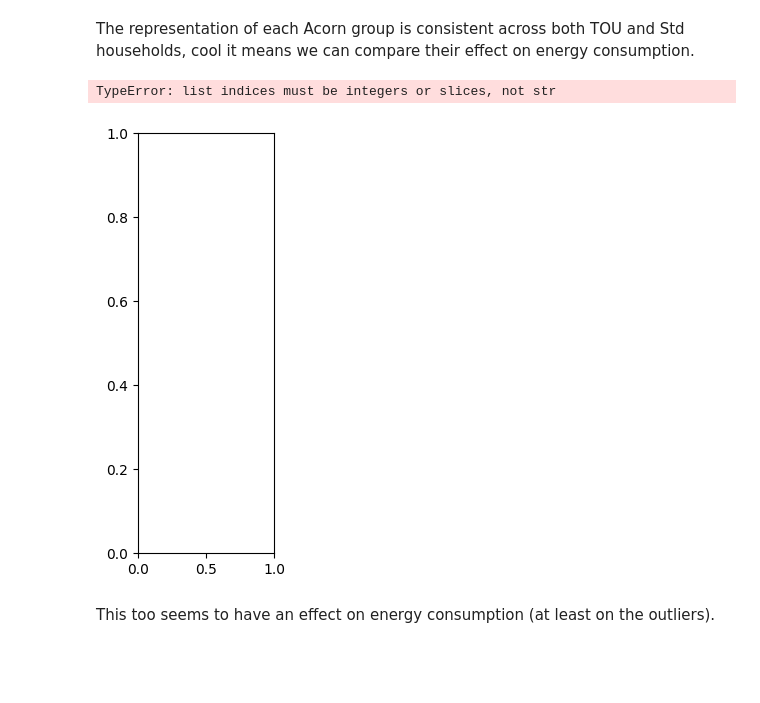
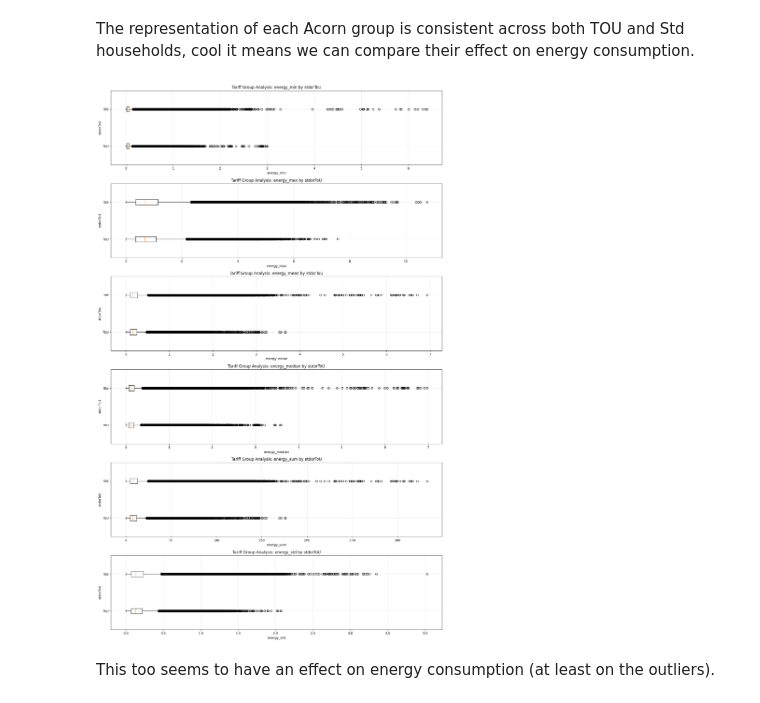
Before and after one commit to MaximeBoulat/TeamProject-530, a Jupyter notebook: Notebooks/EDA.ipynb, the cells around one changed output. Drawn from its saved outputs; the diff is of its cells as text; code cells hidden in the pictures; blank space fills up the shorter version.

```diff
--- a/Notebooks/EDA.ipynb
+++ b/Notebooks/EDA.ipynb
@@ -275,7 +298,7 @@ household_info_df.head()
 | 4 | MAC003597 | Std | ACORN-A | Affluent | block_0 |
 # %%
 # merge with household info
-household_info_df = pd.read_csv("Dataset/informations_households.csv")
+household_info_df = pd.read_csv("../build/datasets/informations_households.csv")
 usage_acorn_df = df_clean.merge(household_info_df, on='LCLid', how='left')
 
 usage_acorn_df.head()
@@ -414,35 +426,13 @@ ToU              0.00     0.01       0.27      0.44         0.29
 The representation of each Acorn group is consistent across both TOU and Std households, cool it means we can compare their effect on energy consumption.
 # %%
 
-def create_Groups(dataset, groups):
-    data_by_group = [dataset[dataset['stdorToU'] == group] for group in groups]
-    return data_by_group
+# Updated function using streamlined approach
+def drawBoxplotsByTariffGroup(keys, num_col, dataset):
+    tariff_groups = ['ToU', 'Std']
+    draw_boxplots_by_group(dataset, keys, 'stdorToU', tariff_groups, num_col, 'Tariff Group Analysis: ')
 
-
-def drawBoxplotsByTariffGroup(keys, num_col, dataset):
-    n_plots = len(keys)
-    num_rows = int(math.ceil(n_plots / num_col))
-
-    tariff_groups = ['ToU', 'Std']
-
-    plt.figure(figsize=(6, 12))
-    for i in range(n_plots):
-        plt.subplot(num_rows, num_col, i+1)
-
-        data_by_group = create_Groups(dataset, tariff_groups)
-
-        keyed = data_by_group[keys[i]].dropna()
-
-
-        plt.boxplot(keyed, labels=tariff_groups)
-        plt.xlabel(keys[i])
-        plt.xticks(rotation=45)
-    plt.tight_layout()
-    plt.show()
-
-drawBoxplotsByTariffGroup(keys, 3, usage_acorn_df)
+drawBoxplotsByTariffGroup(keys, 1, usage_acorn_df)
 # %% [output]
-TypeError: list indices must be integers or slices, not str
-[figure, old version]
+[figure, new version]
 # %% [markdown]
 This too seems to have an effect on energy consumption (at least on the outliers).
```
Also changed, not shown: parts of 8 cells of this notebook, 2 other files.
